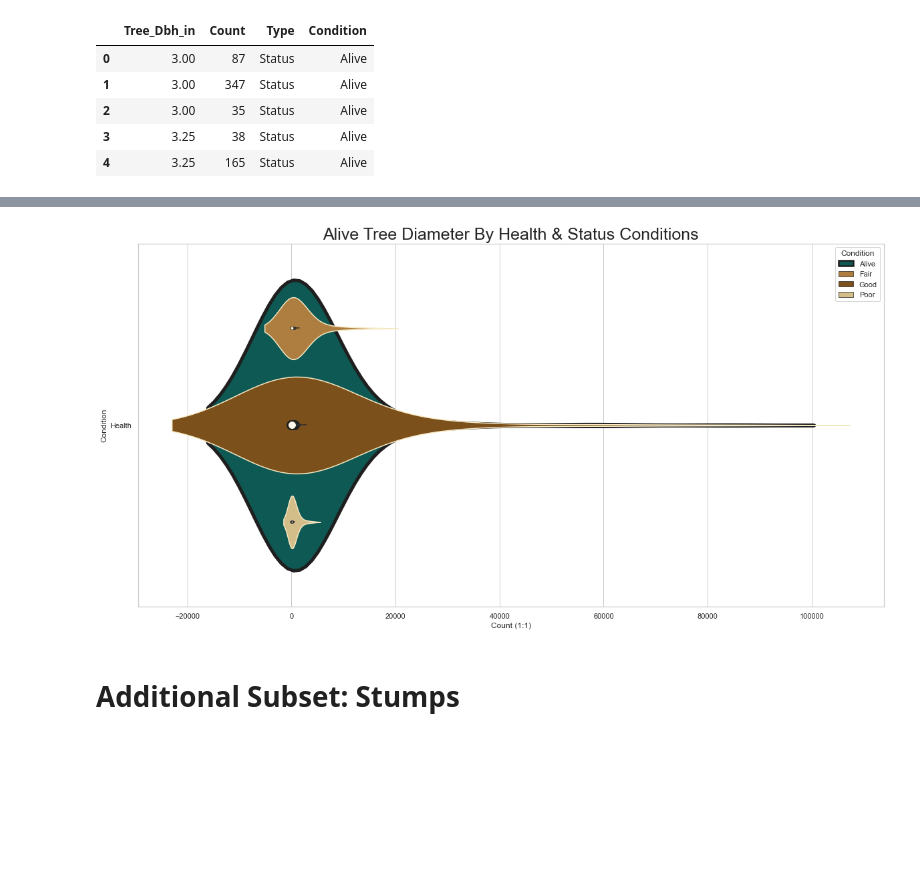
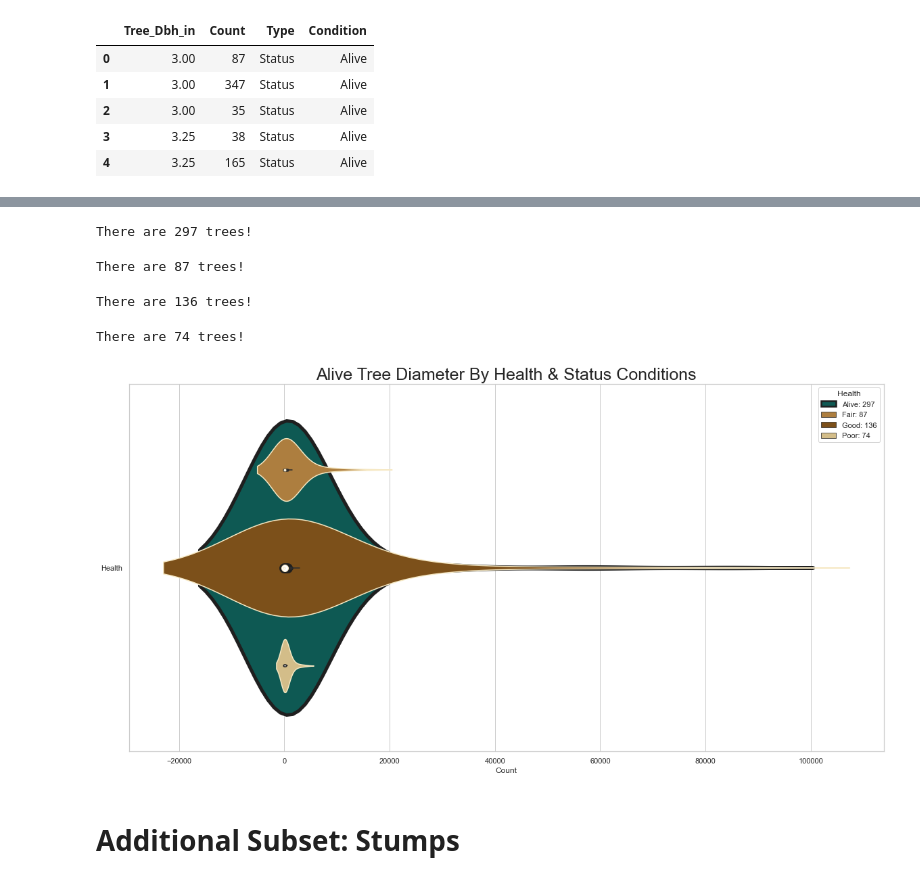
Before and after one commit to MarcellaHarr/ny_street-trees_2015, a Jupyter notebook: exploration-ny-street-trees.ipynb, the cells around one changed output, grey strips where cells are left out. Saved outputs shown, nothing was run; the diff lists cells and outputs as text; code cells hidden in the pictures; blank space fills up the shorter version.

Commit message:
organized up to alive trees

```diff
--- a/exploration-ny-street-trees.ipynb
+++ b/exploration-ny-street-trees.ipynb
@@ -953,3 +993,31 @@ tree.head()
+# %%
+# All alive
+
+alve = sum(tree['Condition'] == 'Alive')
+print(f'There are {alve} trees!')
+# %% [output]
+There are 297 trees!
+# %%
+# All fair
+
+fair = sum(tree['Condition'] == 'Fair')
+print(f'There are {fair} trees!')
+# %% [output]
+There are 87 trees!
+# %%
+# All good
+
+good = sum(tree['Condition'] == 'Good')
+print(f'There are {good} trees!')
+# %% [output]
+There are 136 trees!
+# %%
+# All poor
+
+poor = sum(tree['Condition'] == 'Poor')
+print(f'There are {poor} trees!')
+# %% [output]
+There are 74 trees!
 # %%
 # Visualize alive trees
 
@@ -967,37 +1035,42 @@ sns.violinplot(data = tree[tree['Condition'] == 'Alive'],
                linewidth = 5,
                bw = 1,
                scale = 'count',
                ax=ax)
 
 sns.violinplot(data = tree[tree['Condition'] != 'Alive'],
                x = 'Count',
                y = 'Type',
                hue = 'Condition',
                size = 'Count',
                palette = ['#bf812d',
                           '#8c510a',
                           '#dfc27d'],
                bw = 1,
                scale = 'count',
                ax=ax)
 
 
 # Customize fig
 plt.setp(ax.collections[1:-1], edgecolor="#f6e8c3")
-ax.set_xlabel('Count (1:1)')
-ax.set_ylabel('Condition')
-ax.legend(title='Condition')
+ax.set_xlabel('Count')
+ax.set_ylabel('')
+ax.legend(title ='Health',
+          handles = ax.legend_.legendHandles,
+          labels = [f'Alive: {alve}',
+                    f'Fair: {fair}',
+                    f'Good: {good}',
+                    f'Poor: {poor}'])
 ax.set_title('Alive Tree Diameter By Health & Status Conditions',
             fontsize = 25)
 
 # Save fig
 plt.savefig(r'D:\repos\github\ny_street-trees_2015\src\img\Alive_Tree_Diameter_By_Health-Status_Conditions.png',
             facecolor="white")
 
 # Plot fig
 plt.show()
 # %% [output]
-[figure, old version]
+[figure, new version]
 # %% [markdown]
 # Additional Subset: Stumps
 # %%
```
Also changed, not shown: parts of 33 cells of this notebook, 4 other files.
